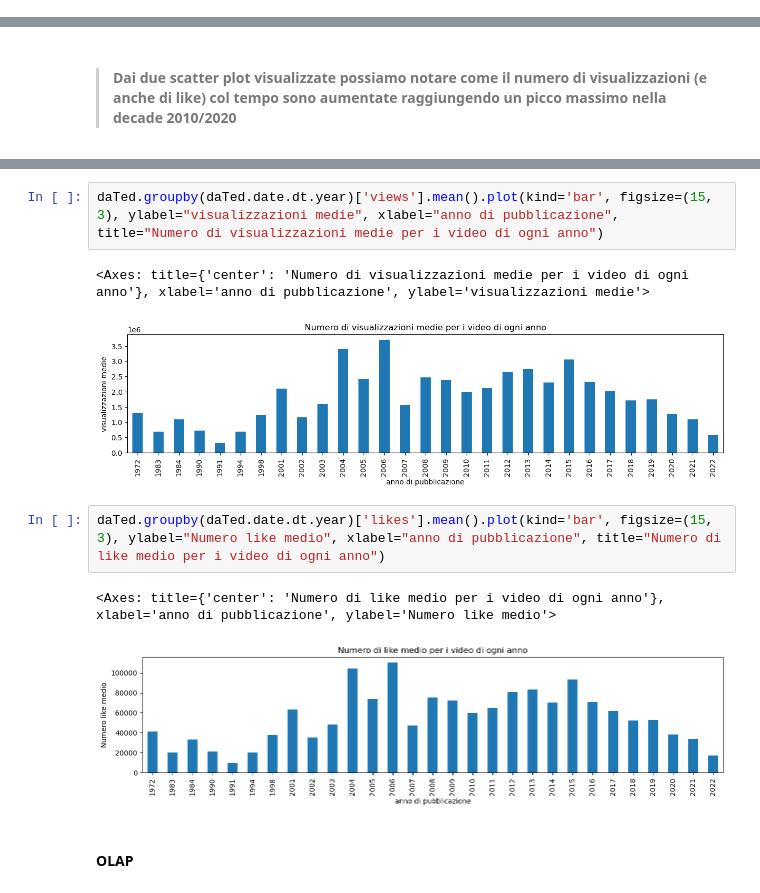
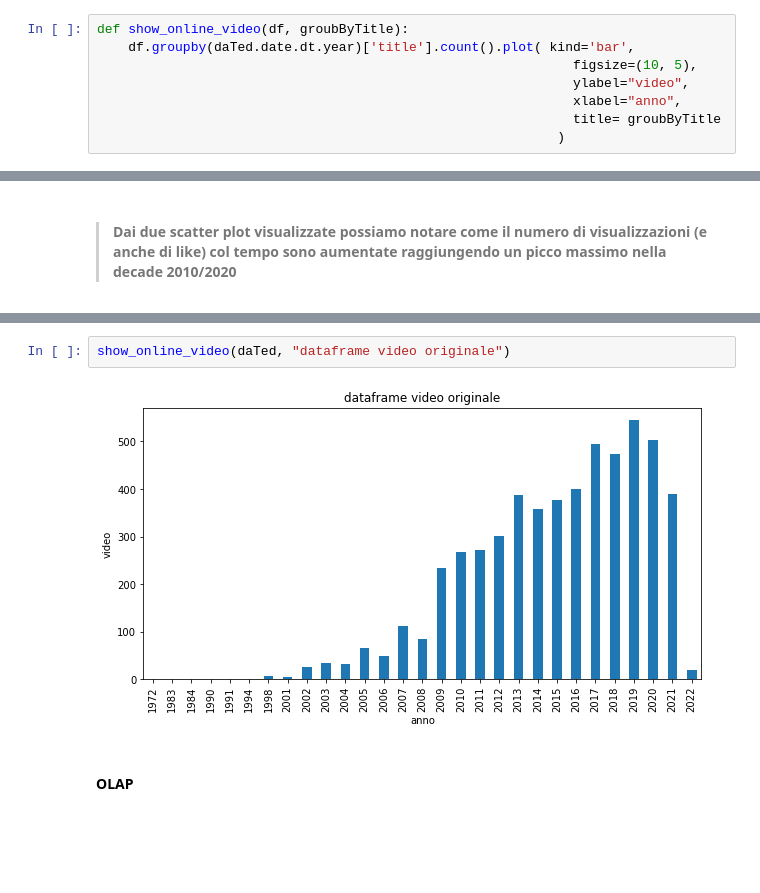
Before and after one commit to InKeaton/DataTed, a Jupyter notebook: data_ted_try.ipynb, the cells around one changed output, grey strips where cells are left out. Saved outputs shown, nothing was run; the diff lists cells and outputs as text; blank space fills up the shorter version.

```diff
--- a/data_ted_try.ipynb
+++ b/data_ted_try.ipynb
@@ -31,3 +30,11 @@ def print_stats_field(df, field):
     print('mode:   ',  df[field].mode()[0]  )
     print('median: ',  df[field].median())
     print("---------------------------------------")
+# %%
+def show_online_video(df, groubByTitle):
+    df.groupby(daTed.date.dt.year)['title'].count().plot( kind='bar',
+                                                             figsize=(10, 5),
+                                                             ylabel="video",
+                                                             xlabel="anno",
+                                                             title= groubByTitle
+                                                           )
@@ -160,13 +174,7 @@ daTed.groupby(daTed.date.dt.year)['title'].count().plot(kind='bar', figsize=(15,
-# %%
-daTed.groupby(daTed.date.dt.year)['views'].mean().plot(kind='bar', figsize=(15, 3), ylabel="visualizzazioni medie", xlabel="anno di pubblicazione", title="Numero di visualizzazioni medie per i video di ogni anno")
-# %% [output]
-<Axes: title={'center': 'Numero di visualizzazioni medie per i video di ogni anno'}, xlabel='anno di pubblicazione', ylabel='visualizzazioni medie'>
-[figure, removed]
-# %%
-daTed.groupby(daTed.date.dt.year)['likes'].mean().plot(kind='bar', figsize=(15, 3), ylabel="Numero like medio", xlabel="anno di pubblicazione", title="Numero di like medio per i video di ogni anno")
-# %% [output]
-<Axes: title={'center': 'Numero di like medio per i video di ogni anno'}, xlabel='anno di pubblicazione', ylabel='Numero like medio'>
-[figure, removed]
+# %%
+show_online_video(daTed, "dataframe video originale")
+# %% [output]
+[figure, added]
 # %% [markdown]
 #### OLAP
 # %% [markdown]
```
Also changed, not shown: parts of 14 cells of this notebook.
